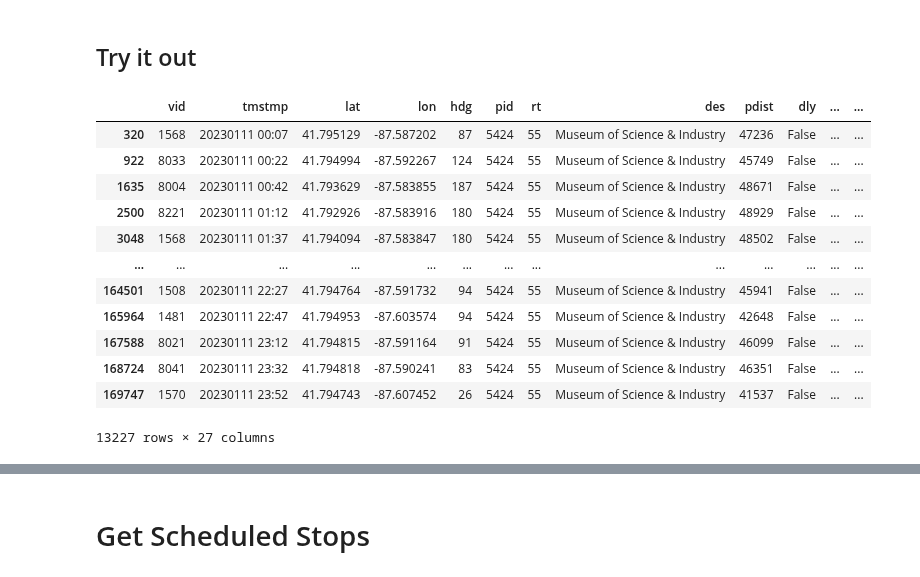
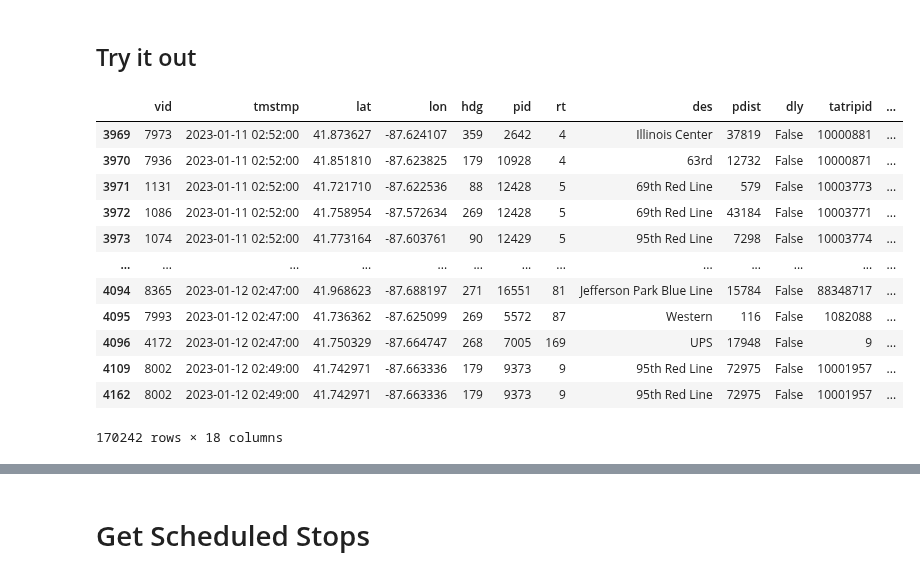
Before and after one commit to kristenhahn/cta_bus_tracker_exploration, a Jupyter notebook: headways.ipynb, the cells around one changed output, grey strips where cells are left out. Saved outputs shown, nothing was run; the diff lists cells and outputs as text; code cells hidden in the pictures.

Commit message:
Update get_chn_vehicles function to pull 2 days of data and filter to specified time range

```diff
--- a/headways.ipynb
+++ b/headways.ipynb
@@ -506,25 +577,25 @@ def get_average_wait_time(headways:pd.DataFrame) -> pd.DataFrame:
 ## Try it out
 # %%
 vehicles = get_chn_vehicles('2023-01-11')
+# %%
+vehicles
+# %% [output]
+|  | vid | tmstmp | lat | lon | hdg | pid | rt | des | pdist | dly | tatripid | ... |
+| 3969 | 7973 | 2023-01-11 02:52:00 | 41.873627 | -87.624107 | 359 | 2642 | 4 | Illinois Center | 37819 | False | 10000881 | ... |
+| 3970 | 7936 | 2023-01-11 02:52:00 | 41.851810 | -87.623825 | 179 | 10928 | 4 | 63rd | 12732 | False | 10000871 | ... |
+| 3971 | 1131 | 2023-01-11 02:52:00 | 41.721710 | -87.622536 | 88 | 12428 | 5 | 69th Red Line | 579 | False | 10003773 | ... |
+| 3972 | 1086 | 2023-01-11 02:52:00 | 41.758954 | -87.572634 | 269 | 12428 | 5 | 69th Red Line | 43184 | False | 10003771 | ... |
+| 3973 | 1074 | 2023-01-11 02:52:00 | 41.773164 | -87.603761 | 90 | 12429 | 5 | 95th Red Line | 7298 | False | 10003774 | ... |
+| ... | ... | ... | ... | ... | ... | ... | ... | ... | ... | ... | ... | ... |
+| 4094 | 8365 | 2023-01-12 02:47:00 | 41.968623 | -87.688197 | 271 | 16551 | 81 | Jefferson Park Blue Line | 15784 | False | 88348717 | ... |
+| 4095 | 7993 | 2023-01-12 02:47:00 | 41.736362 | -87.625099 | 269 | 5572 | 87 | Western | 116 | False | 1082088 | ... |
+| 4096 | 4172 | 2023-01-12 02:47:00 | 41.750329 | -87.664747 | 268 | 7005 | 169 | UPS | 17948 | False | 9 | ... |
+| 4109 | 8002 | 2023-01-12 02:49:00 | 41.742971 | -87.663336 | 179 | 9373 | 9 | 95th Red Line | 72975 | False | 10001957 | ... |
+| 4162 | 8002 | 2023-01-12 02:49:00 | 41.742971 | -87.663336 | 179 | 9373 | 9 | 95th Red Line | 72975 | False | 10001957 | ... |
+170242 rows × 18 columns
 # %%
 %%capture --no-display
 # turn off warnings
 
 # Check out the Garfield bus (55)
-headways = get_headways('55',vehicles)
-
-headways
+headways = get_headways('22',vehicles)
-# %% [output]
-|  | vid | tmstmp | lat | lon | hdg | pid | rt | des | pdist | dly | ... | ... |
-| 320 | 1568 | 20230111 00:07 | 41.795129 | -87.587202 | 87 | 5424 | 55 | Museum of Science & Industry | 47236 | False | ... | ... |
-| 922 | 8033 | 20230111 00:22 | 41.794994 | -87.592267 | 124 | 5424 | 55 | Museum of Science & Industry | 45749 | False | ... | ... |
-| 1635 | 8004 | 20230111 00:42 | 41.793629 | -87.583855 | 187 | 5424 | 55 | Museum of Science & Industry | 48671 | False | ... | ... |
-| 2500 | 8221 | 20230111 01:12 | 41.792926 | -87.583916 | 180 | 5424 | 55 | Museum of Science & Industry | 48929 | False | ... | ... |
-| 3048 | 1568 | 20230111 01:37 | 41.794094 | -87.583847 | 180 | 5424 | 55 | Museum of Science & Industry | 48502 | False | ... | ... |
-| ... | ... | ... | ... | ... | ... | ... | ... | ... | ... | ... | ... | ... |
-| 164501 | 1508 | 20230111 22:27 | 41.794764 | -87.591732 | 94 | 5424 | 55 | Museum of Science & Industry | 45941 | False | ... | ... |
-| 165964 | 1481 | 20230111 22:47 | 41.794953 | -87.603574 | 94 | 5424 | 55 | Museum of Science & Industry | 42648 | False | ... | ... |
-| 167588 | 8021 | 20230111 23:12 | 41.794815 | -87.591164 | 91 | 5424 | 55 | Museum of Science & Industry | 46099 | False | ... | ... |
-| 168724 | 8041 | 20230111 23:32 | 41.794818 | -87.590241 | 83 | 5424 | 55 | Museum of Science & Industry | 46351 | False | ... | ... |
-| 169747 | 1570 | 20230111 23:52 | 41.794743 | -87.607452 | 26 | 5424 | 55 | Museum of Science & Industry | 41537 | False | ... | ... |
-13227 rows × 27 columns
```
Also changed, not shown: parts of 6 cells of this notebook.
